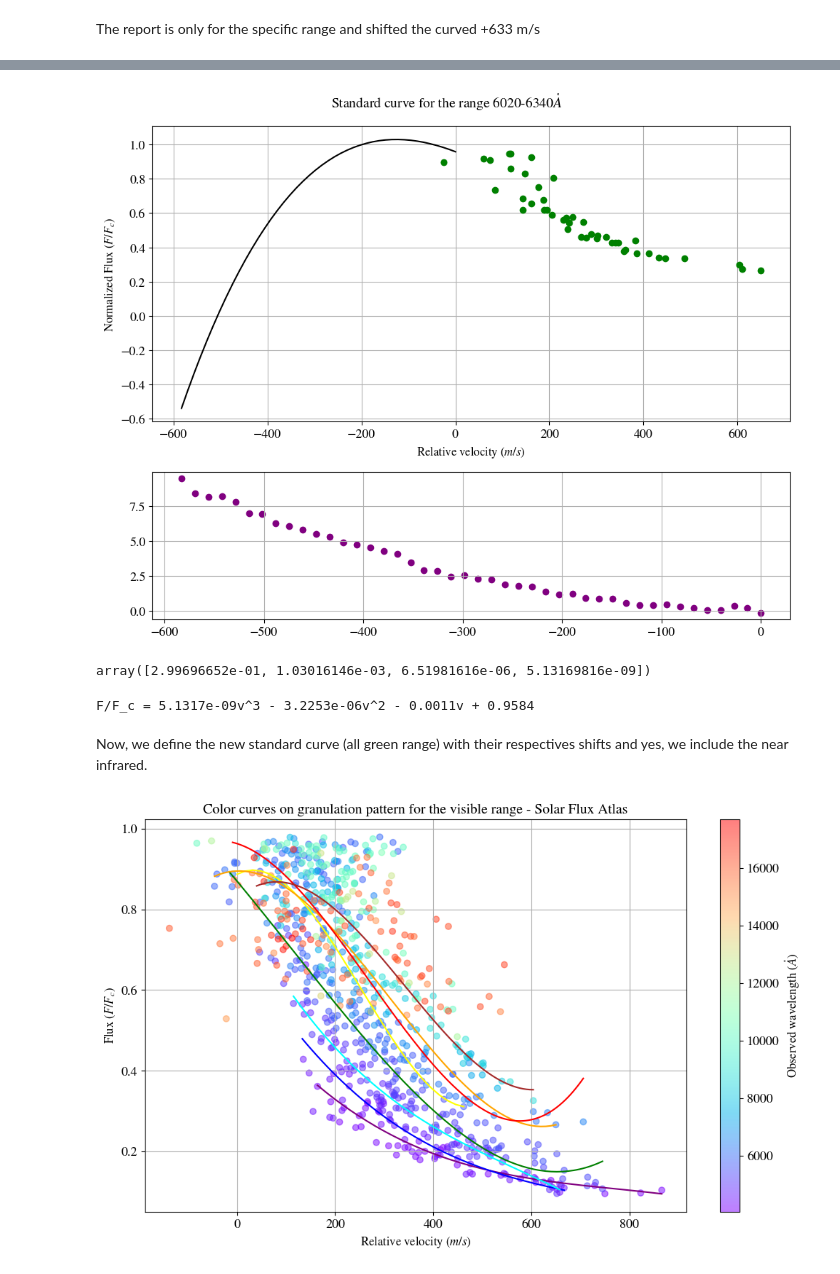
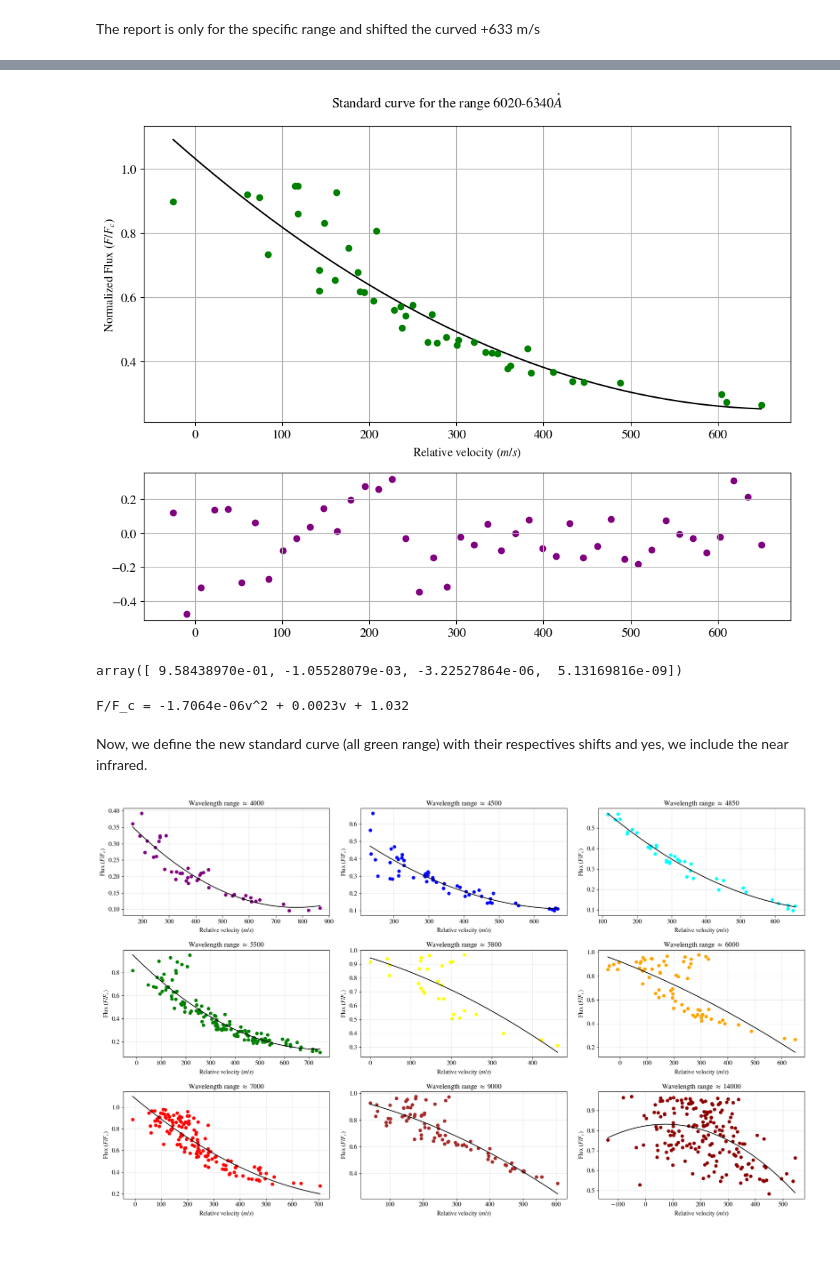
Before and after one commit to ccuellarn/Measurement-and-Characterization-of-Granulation-Patterns-in-the-IAG-Solar-Flux-Spectrum, a Jupyter notebook: Project/Characterization/Third signature/Standard_curves.ipynb, the cells around one changed output, grey strips where cells are left out. Saved outputs shown, nothing was run; the diff lists cells and outputs as text; code cells hidden in the pictures.

```diff
--- a/Project/Characterization/Third signature/Standard_curves.ipynb
+++ b/Project/Characterization/Third signature/Standard_curves.ipynb
@@ -89,7 +89,7 @@ The report is only for the specific range and shifted the curved +633 m/s
 # %%
 #In the report is given in function of the velocity
 
-pol = Polynomial.fit(values_VIS_standard['Velocity']+633,values_VIS_standard['Flux'], 3)
+pol = Polynomial.fit(values_VIS_standard['Velocity']+633,values_VIS_standard['Flux'], 2)
 param = pol.convert().coef
 values_vel = np.linspace(50, max(values_VIS_standard['Velocity']+633), len(values_VIS_standard))
 vel_fit = pol(values_vel)
@@ -113,7 +113,7 @@ ax1.grid()
 ax1.tick_params(axis='both',labelsize=13)
 
 #Check if there a polynomial correction on the residues
-pol_res = Polynomial.fit(values_vel,residuos, 3)
+pol_res = Polynomial.fit(values_vel,residuos, 2)
 param_res = pol_res.convert().coef #Parameters to correct
 values_res = np.linspace(min(values_vel), max(values_vel), len(values_vel))
 res_fit = poly.polyval(values_res,param_res)
@@ -131,8 +131,8 @@ fig2.tight_layout()
 # %%
 #Ajuste de errores basados en los residuos del ajuste
-pol = Polynomial.fit(values_VIS_standard['Velocity']+633,values_VIS_standard['Flux'], 3)
+pol = Polynomial.fit(values_VIS_standard['Velocity']+633,values_VIS_standard['Flux'], 2)
 param = pol.convert().coef
-values_vel = np.linspace(50-633, 0, len(values_VIS_standard))
+values_vel = np.linspace(min(values_VIS_standard['Velocity']+633), max(values_VIS_standard['Velocity']+633), len(values_VIS_standard))
 vel_fit = poly.polyval(values_vel,param+param_res)
 
 residuos = (values_VIS_standard['Flux']) - vel_fit
@@ -161,15 +161,15 @@ ax2.tick_params(axis='both',labelsize=13)
 fig.tight_layout()
 #plt.savefig('Calibration_standard_curve.pdf')
 # %% [output]
-[figure, old version]
+[figure, new version]
 # %%
 param
 # %% [output]
-array([2.99696652e-01, 1.03016146e-03, 6.51981616e-06, 5.13169816e-09])
+array([ 9.58438970e-01, -1.05528079e-03, -3.22527864e-06,  5.13169816e-09])
 # %%
-print(r'F/F_c = {}v^3 - {}v^2 - {}v + {}'.format(round(param[3],14),-round(param[2],10),-round(param[1],4),round(param[0],4)))
+print(r'F/F_c = {}v^2 + {}v + {}'.format(-round(param[2],10),-round(param[1],4),round(param[0],4)))
 # %% [output]
-F/F_c = 5.1317e-09v^3 - 3.2253e-06v^2 - 0.0011v + 0.9584
+F/F_c = -1.7064e-06v^2 + 0.0023v + 1.032
 # %% [markdown]
 Now, we define the new standard curve (all green range) with their respectives shifts and yes, we include the near infrared.
 # %%
@@ -190,36 +190,37 @@ colors_fit = ['purple','blue','cyan','green','yellow','orange','red','brown','da
 # %%
 #List for the data
 param_ALL = []
 fit_ALL = []
+colors_wave = [4000,4500,4850,5500,5800,6000,7000,9000,14000]
 
-fig5, ax = plt.subplots(1,1,figsize=(12,7))
+fig5, axes = plt.subplots(3,3,figsize=(20,12))
+fig.suptitle('Standard color curves',fontsize=14)
+axes = axes.flatten()
 
 #Plot the cuadratic fit for each color
-for i in range(0,len(values_ALL)-1):
+for i, ax in enumerate(axes):
 
-    pol = Polynomial.fit(values_ALL[i]['Velocity']+633,values_ALL[i]['Flux'], 3)
-    param = pol.convert().coef
-    values_flux = np.linspace(min(values_ALL[i]['Velocity']+633), max(values_ALL[i]['Velocity']+633), len(values_ALL[i]))
-    flux_fit = poly.polyval(values_flux,param)
+        ax.scatter(values_ALL[i]['Velocity']+633,values_ALL[i]['Flux'],c=colors_fit[i])
+        ax.set_title(r'Wavelength range $\approx$ {}'.format(colors_wave[i]))
+        ax.grid(True, alpha=0.3)
 
-    ax.plot(values_flux,flux_fit, color=colors_fit[i])
+        pol = Polynomial.fit(values_ALL[i]['Velocity']+633,values_ALL[i]['Flux'], 2)
+        param = pol.convert().coef
+        values_flux = np.linspace(min(values_ALL[i]['Velocity']+633), max(values_ALL[i]['Velocity']+633), len(values_ALL[i]))
+        flux_fit = poly.polyval(values_flux,param)
+        param_ALL.append(pd.DataFrame(param[-1::-1]))
+        fit_ALL.append([values_flux,flux_fit])
 
-    param_ALL.append(pd.DataFrame(param[-1::-1]))
-    fit_ALL.append([values_flux,flux_fit])
+        ax.plot(values_flux,flux_fit, color='k')
 
-scatter = ax.scatter(ALL_data['Velocity']+633,ALL_data['Flux'],c=ALL_data["Observed wavelength"],cmap='rainbow',lw=1,marker='o', alpha=0.5)
 
-cbar = plt.colorbar(scatter, ax=ax)
-cbar.set_label(r'Observed wavelength $(\mathring{A})$')
+        ax.set_ylabel(r'Flux $(F/F_{c})$')
+        ax.set_xlabel(r'Relative velocity $(m/s)$')
 
-ax.set_title('Color curves on granulation pattern for the visible range - Solar Flux Atlas')
-ax.set_ylabel(r'Flux $(F/F_{c})$')
-ax.set_xlabel(r'Relative velocity $(m/s)$')
-ax.grid()
-
-# fig5.savefig('ColorCurves_VIS.pdf')
+plt.tight_layout()
+plt.show()
 # %% [output]
-[figure, old version]
+[figure, new version]
 # %%
 #Calculate te average and show the parameters
 parameters_ALL = pd.concat(param_ALL,axis=1)
```
Also changed, not shown: parts of 4 cells of this notebook, 19 other files.
